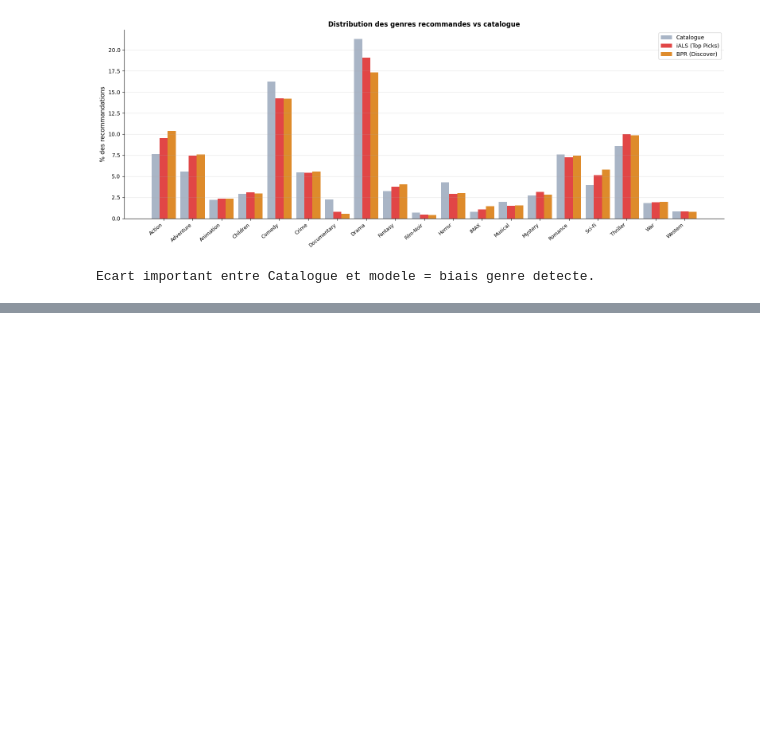
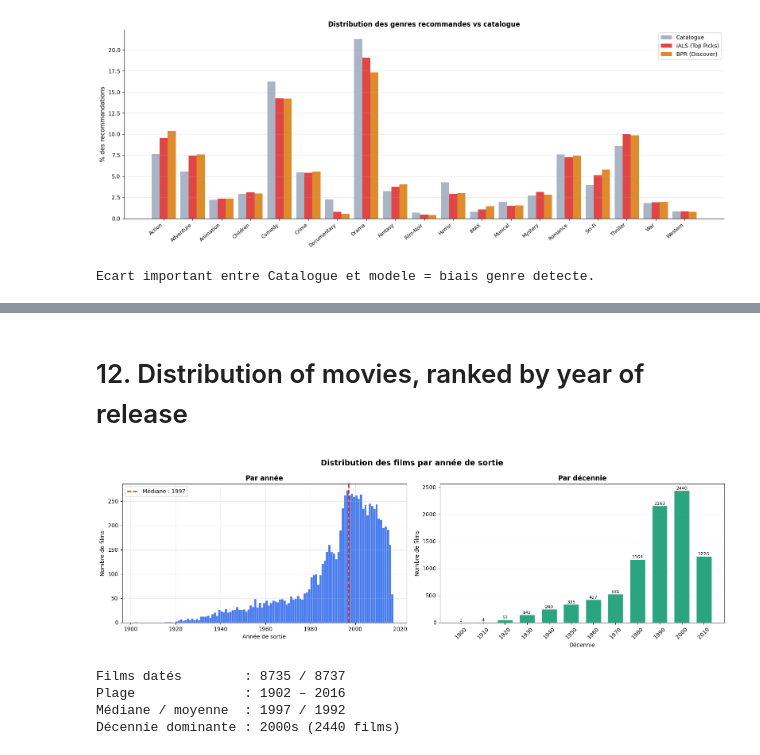
Before and after one commit to ArthurOttevaere/movix-recommender, a Jupyter notebook: analytics.ipynb, the cells around one changed output, grey strips where cells are left out. Drawn from its saved outputs; the diff is of its cells as text; code cells hidden in the pictures; blank space fills up the shorter version.

```diff
--- a/analytics.ipynb
+++ b/analytics.ipynb
@@ -571,0 +663,54 @@ Ecart important entre Catalogue et modele = biais genre detecte.
+# %% [markdown]
+# 12. Distribution of movies, ranked by year of release
+# %%
+# ============================================================
+# Distribution des films par année de sortie
+# ============================================================
+import numpy as np
+import pandas as pd
+import matplotlib.pyplot as plt
+
+df_items = load_items()
+
+# Année extraite du titre "... (YYYY)"
+years = df_items[C.LABEL_COL].str.extract(r'\((\d{4})\)')[0].astype(float).dropna()
+years = years[(years >= 1900) & (years <= 2025)]  # garde-fou contre les valeurs aberrantes
+
+fig, axes = plt.subplots(1, 2, figsize=(16, 5))
+fig.suptitle("Distribution des films par année de sortie", fontsize=14, fontweight='bold')
+
+# (1) Histogramme par année
+axes[0].hist(years, bins=range(int(years.min()), int(years.max()) + 2, 1),
+            color='#2563EB', alpha=0.85, edgecolor='white', linewidth=0.3)
+axes[0].axvline(years.median(), color='#DC2626', linestyle='--', linewidth=2,
+                label=f"Médiane : {int(years.median())}")
+axes[0].set_title("Par année", fontweight='bold')
+axes[0].set_xlabel("Année de sortie"); axes[0].set_ylabel("Nombre de films")
+axes[0].legend(); axes[0].grid(alpha=0.3)
+
+# (2) Agrégation par décennie (plus lisible pour le rapport)
+decades = (years // 10 * 10).astype(int)
+dec_counts = decades.value_counts().sort_index()
+axes[1].bar(dec_counts.index.astype(str), dec_counts.values,
+            width=0.7, color='#059669', alpha=0.85, edgecolor='white')
+axes[1].set_title("Par décennie", fontweight='bold')
+axes[1].set_xlabel("Décennie"); axes[1].set_ylabel("Nombre de films")
+axes[1].tick_params(axis='x', rotation=45)
+axes[1].grid(alpha=0.3, axis='y')
+for x, v in zip(range(len(dec_counts)), dec_counts.values):
+    axes[1].text(x, v, str(v), ha='center', va='bottom', fontsize=8)
+
+plt.tight_layout()
+plt.show()
+
+# Récap chiffré
+print(f"Films datés        : {len(years)} / {len(df_items)}")
+print(f"Plage              : {int(years.min())} – {int(years.max())}")
+print(f"Médiane / moyenne  : {int(years.median())} / {years.mean():.0f}")
+print(f"Décennie dominante : {dec_counts.idxmax()}s ({dec_counts.max()} films)")
+# %% [output]
+[figure, added]
+Films datés        : 8735 / 8737
+Plage              : 1902 – 2016
+Médiane / moyenne  : 1997 / 1992
+Décennie dominante : 2000s (2440 films)
```
Also changed, not shown: parts of 5 cells of this notebook.
